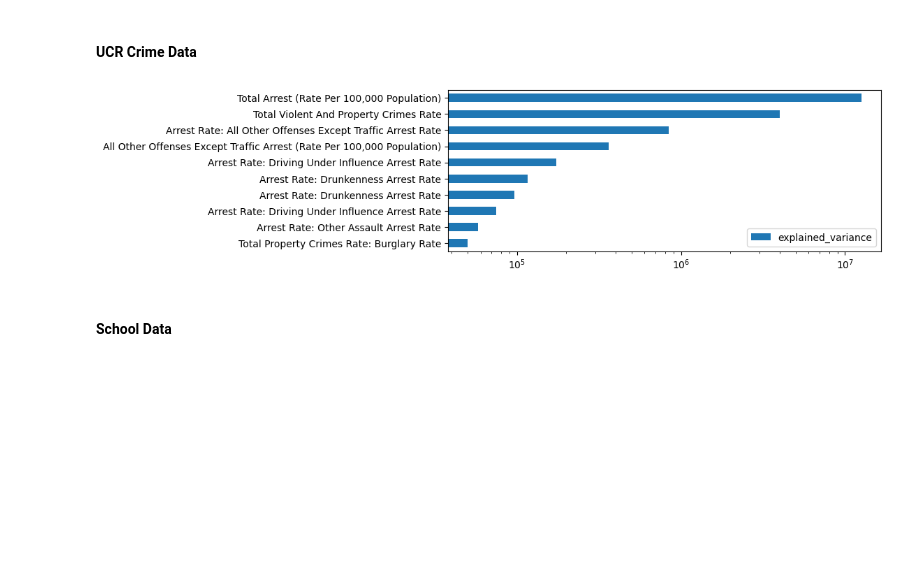
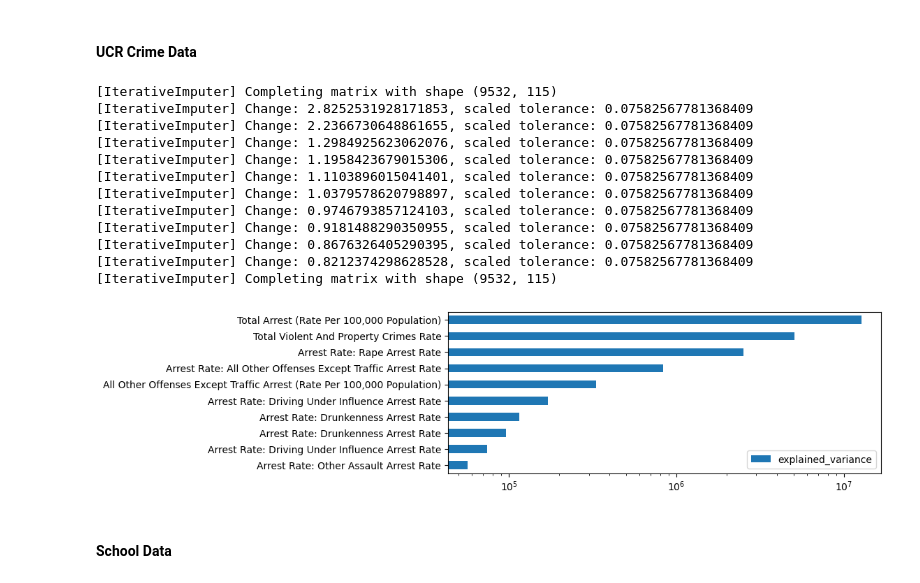
Before and after one commit to rabader/Relocation-Personalization, a Jupyter notebook: notebooks/pca_exploration.ipynb, the cells around one changed output. Drawn from its saved outputs; the diff is of its cells as text; code cells hidden in the pictures; blank space fills up the shorter version.

```diff
--- a/notebooks/pca_exploration.ipynb
+++ b/notebooks/pca_exploration.ipynb
@@ -22,9 +39,21 @@ pca_features,pca_chart = sea.get_pca_components(df,feature_col_lst=df.columns[6:
 #### UCR Crime Data
 # %%
 df = pd.read_csv("../data/processed/ucr_crime.csv.gz")
-pca_features,pca_chart = sea.get_pca_components(df,feature_col_lst=df.columns[6:],n_components=10,fig_width=8,fig_height=3)
+pca_features,pca_chart = sea.get_pca_components(df,feature_col_lst=df.columns[6:],n_components=10,max_iter=5,fig_width=8,fig_height=3)
 # %% [output]
+[IterativeImputer] Completing matrix with shape (9532, 115)
+[IterativeImputer] Change: 2.8252531928171853, scaled tolerance: 0.07582567781368409
+[IterativeImputer] Change: 2.2366730648861655, scaled tolerance: 0.07582567781368409
+[IterativeImputer] Change: 1.2984925623062076, scaled tolerance: 0.07582567781368409
+[IterativeImputer] Change: 1.1958423679015306, scaled tolerance: 0.07582567781368409
+[IterativeImputer] Change: 1.1103896015041401, scaled tolerance: 0.07582567781368409
+[IterativeImputer] Change: 1.0379578620798897, scaled tolerance: 0.07582567781368409
+[IterativeImputer] Change: 0.9746793857124103, scaled tolerance: 0.07582567781368409
+[IterativeImputer] Change: 0.9181488290350955, scaled tolerance: 0.07582567781368409
+[IterativeImputer] Change: 0.8676326405290395, scaled tolerance: 0.07582567781368409
+[IterativeImputer] Change: 0.8212374298628528, scaled tolerance: 0.07582567781368409
+[IterativeImputer] Completing matrix with shape (9532, 115)
-[figure, old version]
+[figure, new version]
 # %% [markdown]
 #### School Data
 # %%
```
Also changed, not shown: parts of 5 cells of this notebook, 1 other file.
